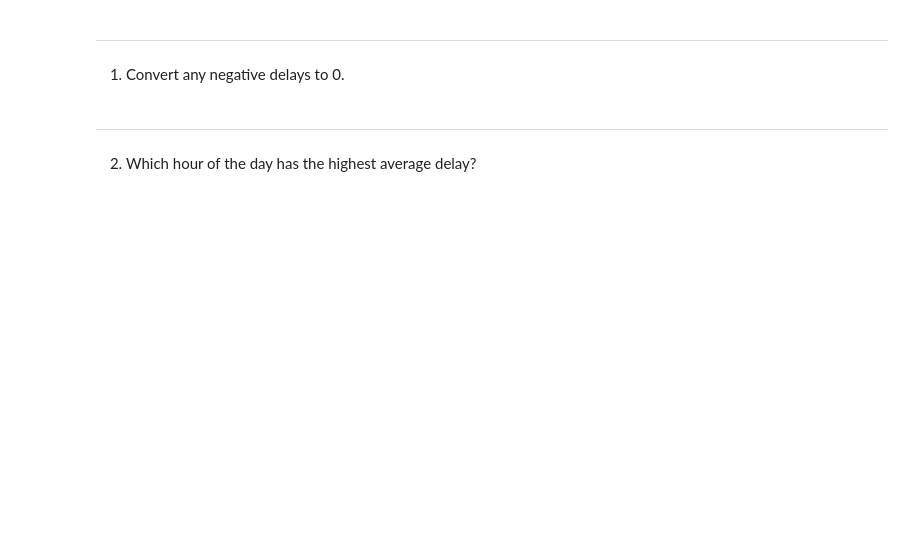
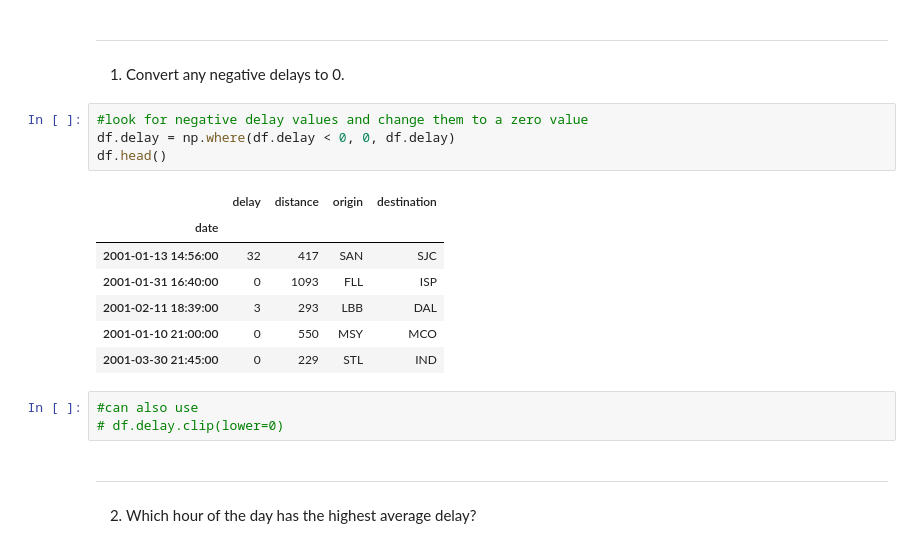
Before and after one commit to NSharick/time-series-exercises, a Jupyter notebook: working_with_time_series_data.ipynb, the cells around one changed output. Cells and saved outputs as stored; diff of their text form; blank space fills up the shorter version.

```diff
--- a/working_with_time_series_data.ipynb
+++ b/working_with_time_series_data.ipynb
@@ -610,6 +621,21 @@ df.head()
 ---
 # %% [markdown]
 1. Convert any negative delays to 0.
+# %%
+#look for negative delay values and change them to a zero value
+df.delay = np.where(df.delay < 0, 0, df.delay)
+df.head()
+# %% [output]
+|  | delay | distance | origin | destination |
+| date |  |  |  |  |
+| 2001-01-13 14:56:00 | 32 | 417 | SAN | SJC |
+| 2001-01-31 16:40:00 | 0 | 1093 | FLL | ISP |
+| 2001-02-11 18:39:00 | 3 | 293 | LBB | DAL |
+| 2001-01-10 21:00:00 | 0 | 550 | MSY | MCO |
+| 2001-03-30 21:45:00 | 0 | 229 | STL | IND |
+# %%
+#can also use
+# df.delay.clip(lower=0)
 # %% [markdown]
 ---
 # %% [markdown]
```
Also changed, not shown: parts of 4 cells of this notebook.
